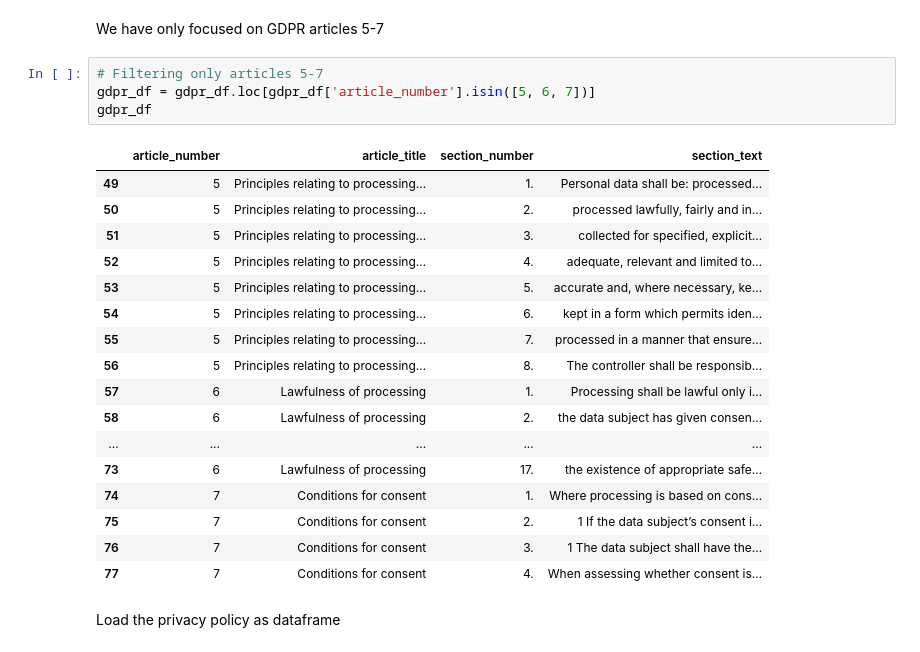
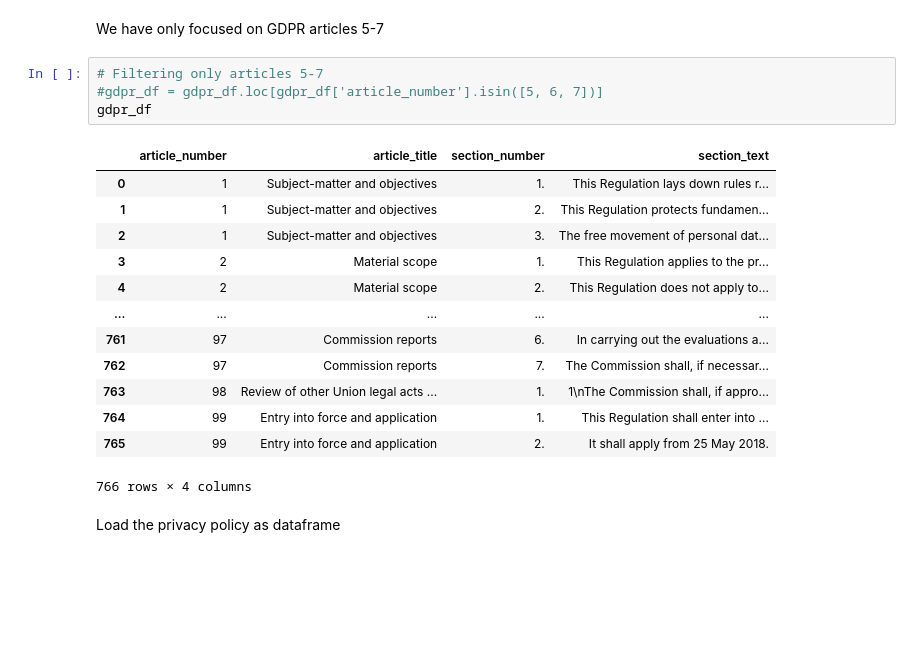
Before and after one commit to lenawilli/NPL_GDPR, a Jupyter notebook: SentenceTransformer/SentenceTransformer.ipynb, the cells around one changed output. Drawn from its saved outputs; the diff is of its cells as text; blank space fills up the shorter version.

```diff
--- a/SentenceTransformer/SentenceTransformer.ipynb
+++ b/SentenceTransformer/SentenceTransformer.ipynb
@@ -38,26 +38,22 @@ gdpr_df.head()
 We have only focused on GDPR articles 5-7
 # %%
 # Filtering only articles 5-7
-gdpr_df = gdpr_df.loc[gdpr_df['article_number'].isin([5, 6, 7])]
+#gdpr_df = gdpr_df.loc[gdpr_df['article_number'].isin([5, 6, 7])]
 gdpr_df
 # %% [output]
 |  | article_number | article_title | section_number | section_text |
-| 49 | 5 | Principles relating to processing... | 1. | Personal data shall be: processed... |
-| 50 | 5 | Principles relating to processing... | 2. | processed lawfully, fairly and in... |
-| 51 | 5 | Principles relating to processing... | 3. | collected for specified, explicit... |
-| 52 | 5 | Principles relating to processing... | 4. | adequate, relevant and limited to... |
-| 53 | 5 | Principles relating to processing... | 5. | accurate and, where necessary, ke... |
-| 54 | 5 | Principles relating to processing... | 6. | kept in a form which permits iden... |
-| 55 | 5 | Principles relating to processing... | 7. | processed in a manner that ensure... |
-| 56 | 5 | Principles relating to processing... | 8. | The controller shall be responsib... |
-| 57 | 6 | Lawfulness of processing | 1. | Processing shall be lawful only i... |
-| 58 | 6 | Lawfulness of processing | 2. | the data subject has given consen... |
+| 0 | 1 | Subject-matter and objectives | 1. | This Regulation lays down rules r... |
+| 1 | 1 | Subject-matter and objectives | 2. | This Regulation protects fundamen... |
+| 2 | 1 | Subject-matter and objectives | 3. | The free movement of personal dat... |
+| 3 | 2 | Material scope | 1. | This Regulation applies to the pr... |
+| 4 | 2 | Material scope | 2. | This Regulation does not apply to... |
 | ... | ... | ... | ... | ... |
-| 73 | 6 | Lawfulness of processing | 17. | the existence of appropriate safe... |
-| 74 | 7 | Conditions for consent | 1. | Where processing is based on cons... |
-| 75 | 7 | Conditions for consent | 2. | 1 If the data subject’s consent i... |
-| 76 | 7 | Conditions for consent | 3. | 1 The data subject shall have the... |
-| 77 | 7 | Conditions for consent | 4. | When assessing whether consent is... |
+| 761 | 97 | Commission reports | 6. | In carrying out the evaluations a... |
+| 762 | 97 | Commission reports | 7. | The Commission shall, if necessar... |
+| 763 | 98 | Review of other Union legal acts ... | 1. | 1\nThe Commission shall, if appro... |
+| 764 | 99 | Entry into force and application | 1. | This Regulation shall enter into ... |
+| 765 | 99 | Entry into force and application | 2. | It shall apply from 25 May 2018. |
+766 rows × 4 columns
 # %% [markdown]
 Load the privacy policy as dataframe
 # %%
```
Also changed, not shown: parts of 5 cells of this notebook, 14 other files.
